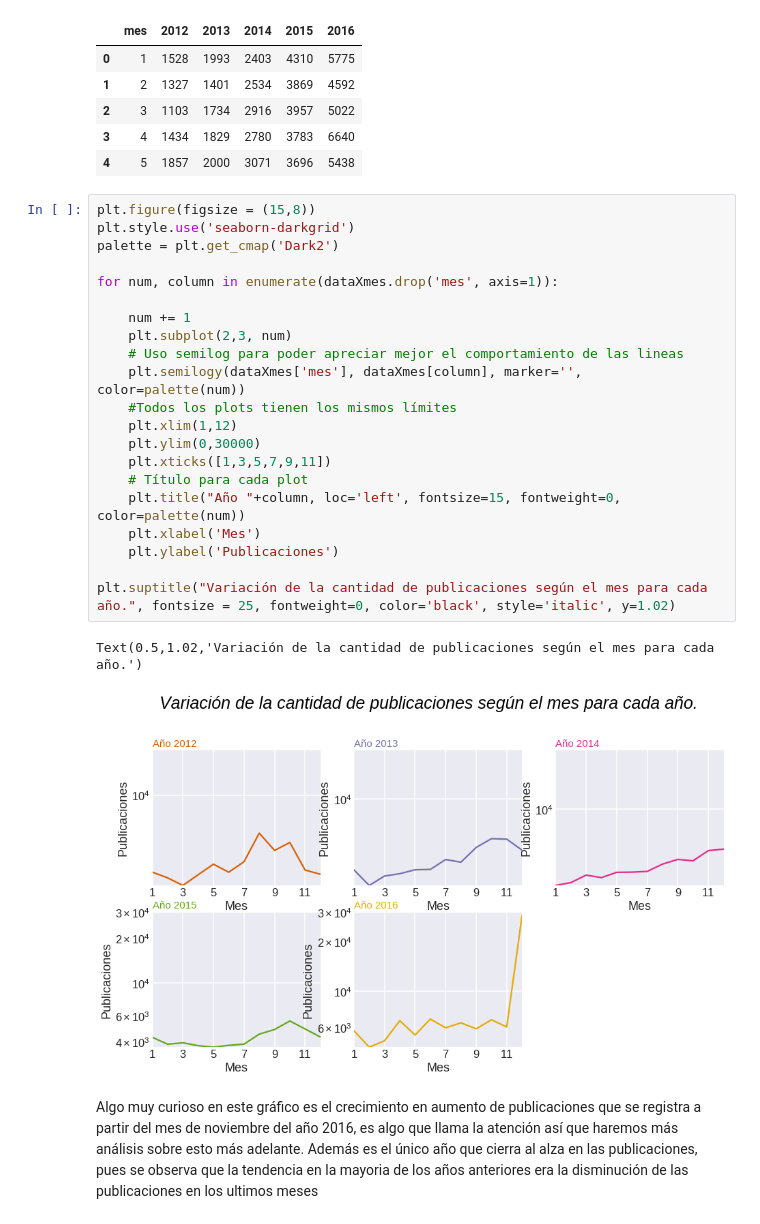
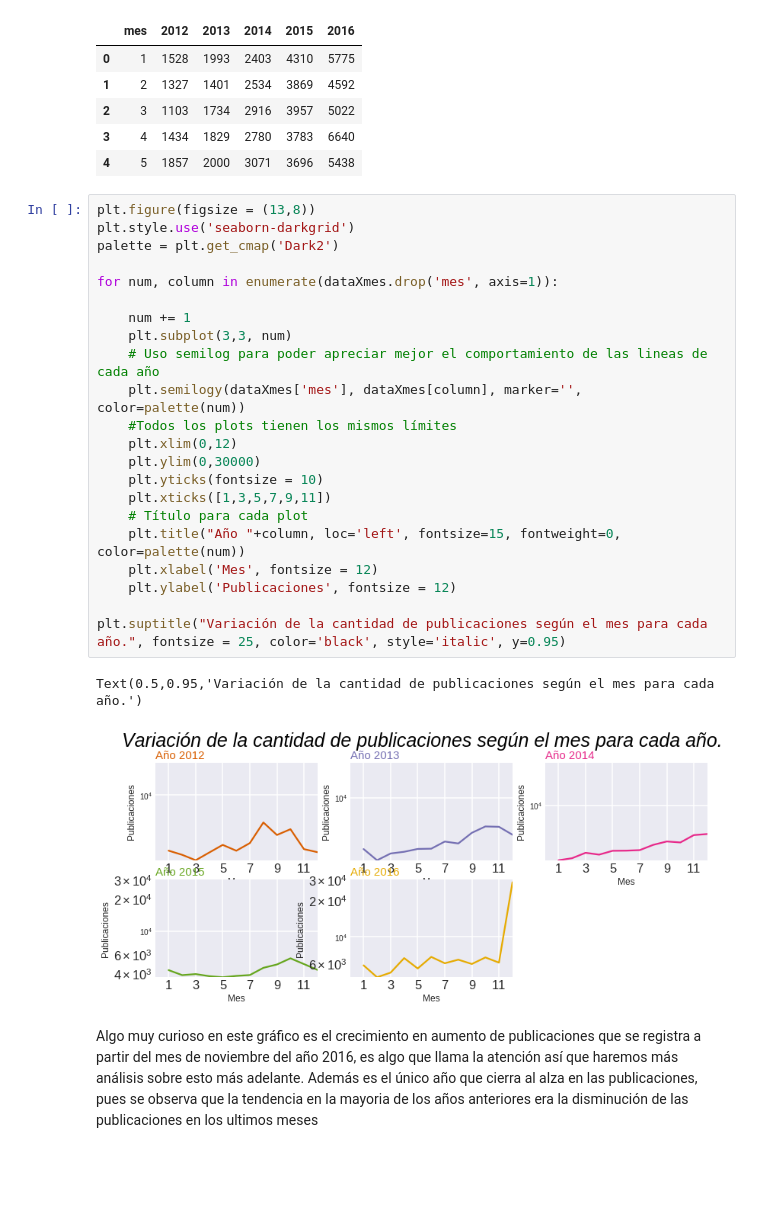
Before and after one commit to luctiz/Grupo43-TP1, a Jupyter notebook: AnalisisTemporales.ipynb, the cells around one changed output. Cells and saved outputs as stored; diff of their text form; blank space fills up the shorter version.

```diff
--- a/AnalisisTemporales.ipynb
+++ b/AnalisisTemporales.ipynb
@@ -154,29 +154,30 @@ dataXmes.head()
 | 3 | 4 | 1434 | 1829 | 2780 | 3783 | 6640 |
 | 4 | 5 | 1857 | 2000 | 3071 | 3696 | 5438 |
 # %%
-plt.figure(figsize = (15,8))
+plt.figure(figsize = (13,8))
 plt.style.use('seaborn-darkgrid')
 palette = plt.get_cmap('Dark2')
 
 for num, column in enumerate(dataXmes.drop('mes', axis=1)):
 
     num += 1
-    plt.subplot(2,3, num)
-    # Uso semilog para poder apreciar mejor el comportamiento de las lineas
+    plt.subplot(3,3, num)
+    # Uso semilog para poder apreciar mejor el comportamiento de las lineas de cada año
     plt.semilogy(dataXmes['mes'], dataXmes[column], marker='', color=palette(num))
     #Todos los plots tienen los mismos límites
-    plt.xlim(1,12)
+    plt.xlim(0,12)
     plt.ylim(0,30000)
+    plt.yticks(fontsize = 10)
     plt.xticks([1,3,5,7,9,11])
     # Título para cada plot
     plt.title("Año "+column, loc='left', fontsize=15, fontweight=0, color=palette(num))
-    plt.xlabel('Mes')
-    plt.ylabel('Publicaciones')
+    plt.xlabel('Mes', fontsize = 12)
+    plt.ylabel('Publicaciones', fontsize = 12)
 
-plt.suptitle("Variación de la cantidad de publicaciones según el mes para cada año.", fontsize = 25, fontweight=0, color='black', style='italic', y=1.02)
+plt.suptitle("Variación de la cantidad de publicaciones según el mes para cada año.", fontsize = 25, color='black', style='italic', y=0.95)
 # %% [output]
-Text(0.5,1.02,'Variación de la cantidad de publicaciones según el mes para cada año.')
+Text(0.5,0.95,'Variación de la cantidad de publicaciones según el mes para cada año.')
-[figure, old version]
+[figure, new version]
 # %% [markdown]
 Algo muy curioso en este gráfico es el crecimiento en aumento de publicaciones que se registra a partir del mes de noviembre del año 2016, es algo que llama la atención así que haremos más análisis sobre esto más adelante.
 Además es el único año que cierra al alza en las publicaciones, pues se observa que la tendencia en la mayoria de los años anteriores era la disminución de las publicaciones en los ultimos meses
```
Also changed, not shown: parts of 21 cells of this notebook.
